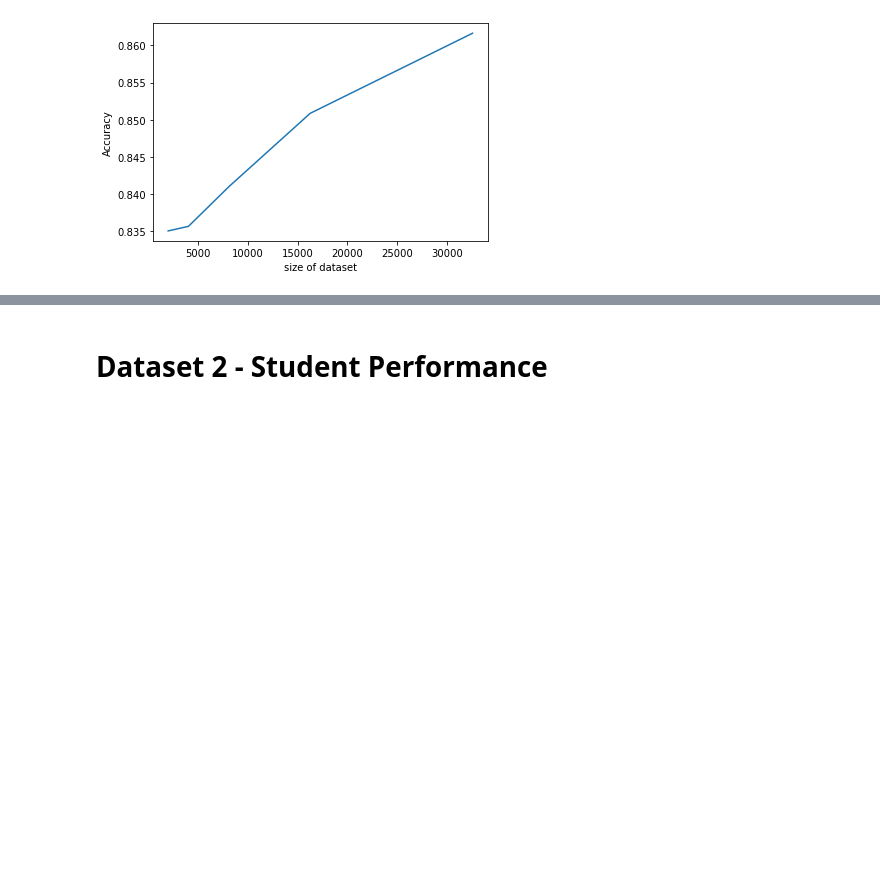
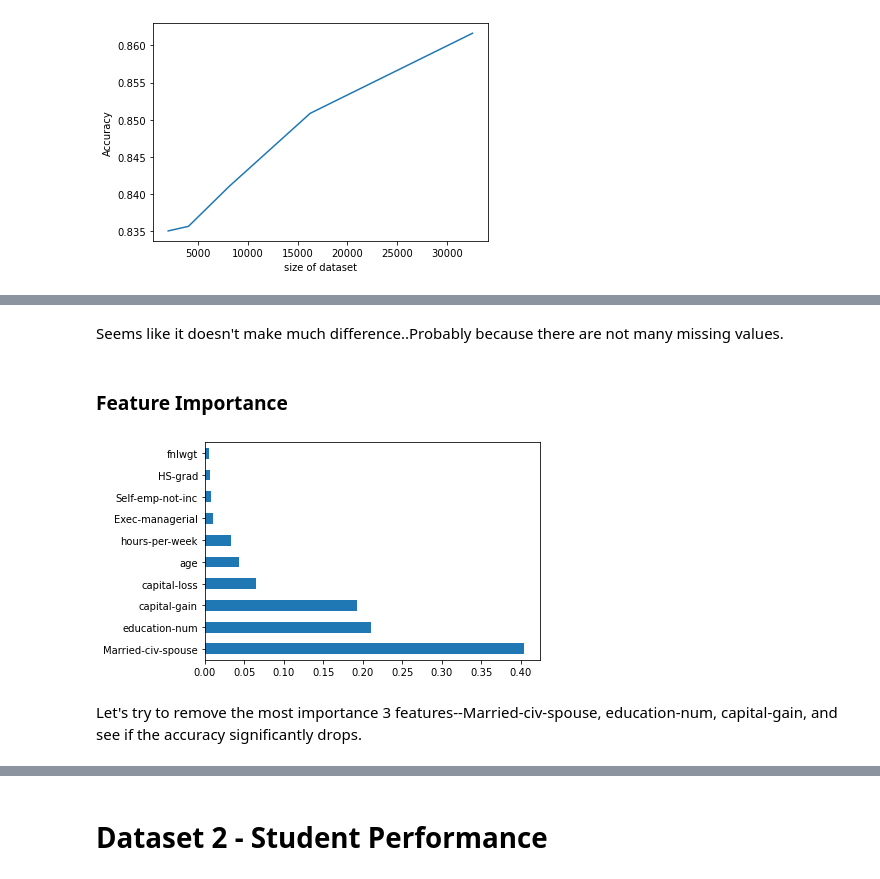
Before and after one commit to elvinzh/AMLP1, a Jupyter notebook: project1.ipynb, the cells around one changed output, grey strips where cells are left out. Saved outputs shown, nothing was run; the diff lists cells and outputs as text; code cells hidden in the pictures; blank space fills up the shorter version.

```diff
--- a/project1.ipynb
+++ b/project1.ipynb
@@ -537,0 +534,14 @@ Seems like it didn't make much difference..
+# %% [markdown]
+Seems like it doesn't make much difference..Probably because there are not many missing values.
+# %% [markdown]
+### Feature Importance
+# %%
+import pandas as pd
+X_train_df = pd.DataFrame(data=X_train, columns=np.array(feature_names))
+most_important_features = pd.Series(best_decision_tree_model.feature_importances_, index=X_train_df.columns)
+most_important_features.nlargest(10).plot(kind='barh')
+plt.show()
+# %% [output]
+[figure, added]
+# %% [markdown]
+Let's try to remove the most importance 3 features--Married-civ-spouse, education-num, capital-gain, and see if the accuracy significantly drops.
```
Also changed, not shown: parts of 32 cells of this notebook.
